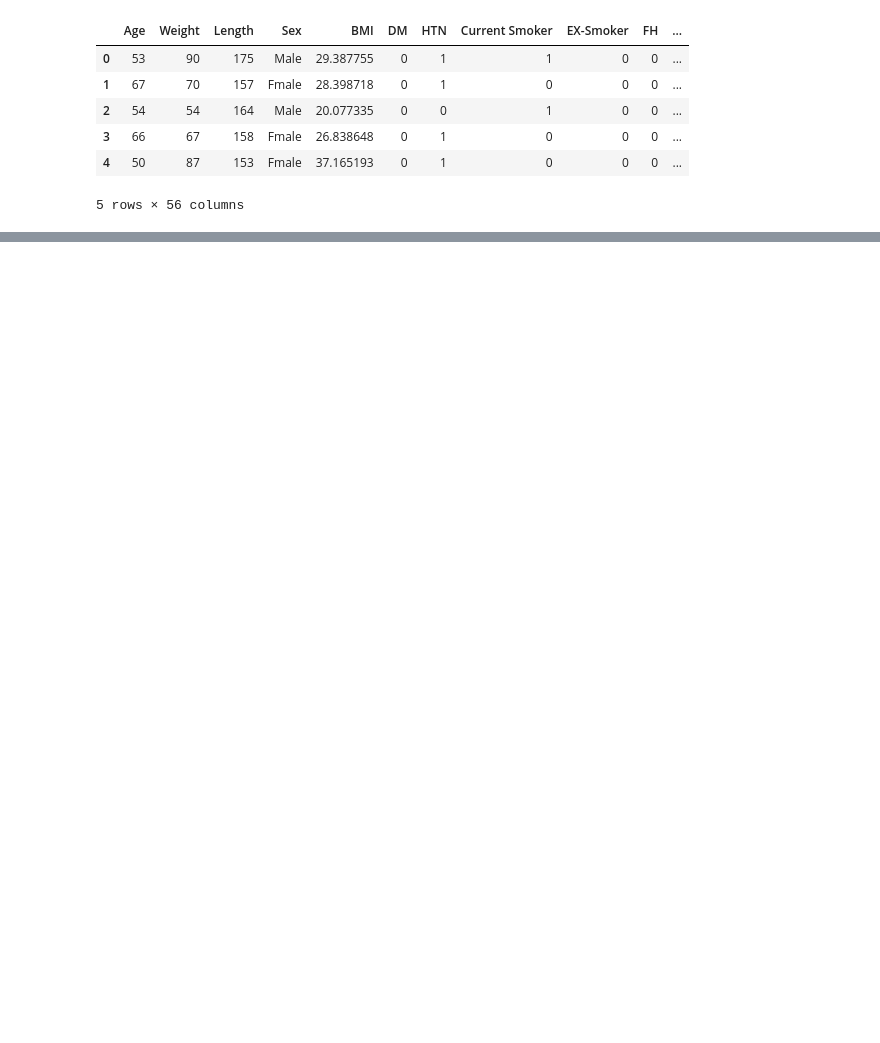
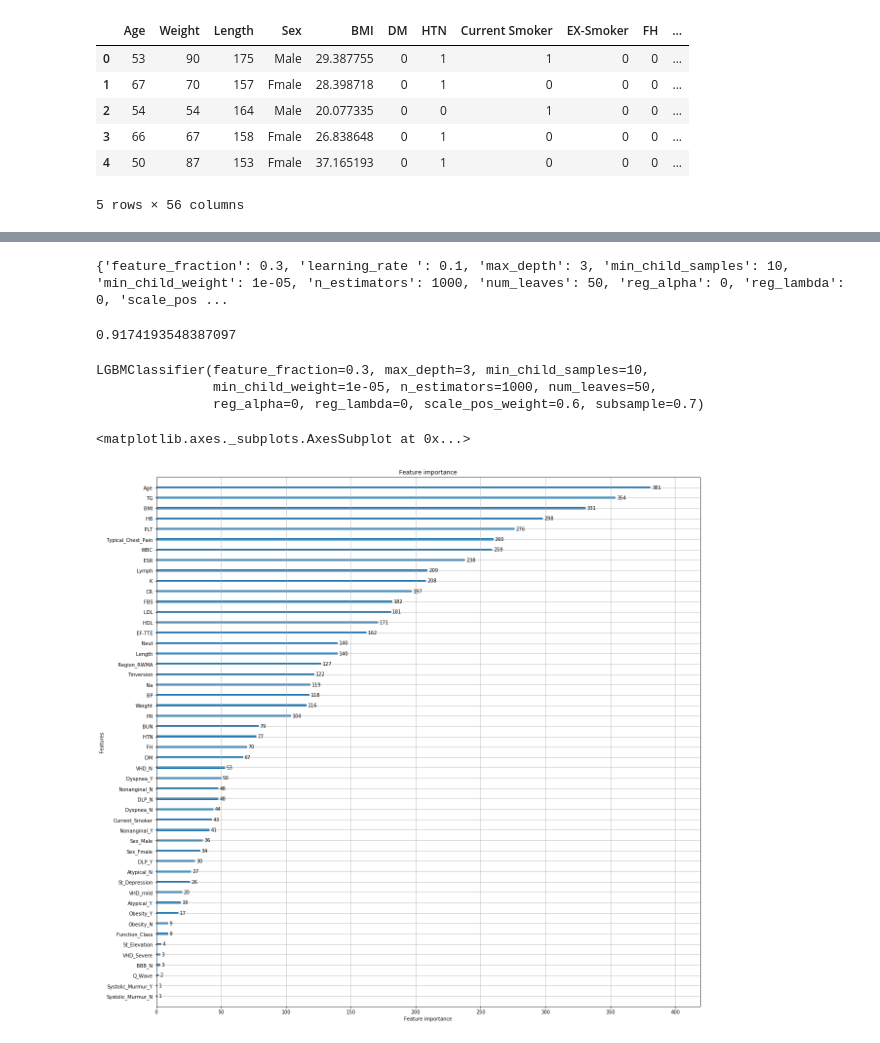
Before and after one commit to mosiomohsen/Coronary-Arteries-Stenosis-Diagnosis, a Jupyter notebook: CAD.ipynb, the cells around one changed output, grey strips where cells are left out. Drawn from its saved outputs; the diff is of its cells as text; code cells hidden in the pictures; blank space fills up the shorter version.

```diff
--- a/CAD.ipynb
+++ b/CAD.ipynb
@@ -81,5 +64,0 @@ AUC:          0.7257343550447
-# %%
-# feature importance
-plt.rcParams["figure.figsize"] = (18,12)
-plot_importance(XGB)
-plt.show()
@@ -115,0 +65,22 @@ AUC:          0.7137611749680716
+# %%
+parameter_tuning ={
+             'max_depth': [4,3],
+             'num_leaves': [50,30],
+             'learning_rate ': [0.1],
+             'min_child_samples': [10, 40],
+             'min_child_weight': [1e-5,10,0.1],
+             'subsample':[0.7,0.9],
+             'feature_fraction':[0.3,0.4,0.5],
+             'scale_pos_weight':[0.5,0.6],
+             'reg_alpha': [0],
+             'reg_lambda': [0],
+             'n_estimators':[500,1000]
+
+             }
+# %%
+%%time
+from sklearn.metrics import make_scorer,accuracy_score
+my_scorer = make_scorer(accuracy_score, greater_is_better=True)
+classifier = lightgbm.LGBMClassifier(random_state=300)
+GS1 = GridSearchCV(classifier, param_grid=parameter_tuning, cv=10,scoring=my_scorer)
+GS1.fit(X, Y)
@@ -115,0 +105,18 @@ AUC:          0.7137611749680716
+# %%
+print(GS1.best_params_)
+GS1.best_score_
+# %% [output]
+{'feature_fraction': 0.3, 'learning_rate ': 0.1, 'max_depth': 3, 'min_child_samples': 10, 'min_child_weight': 1e-05, 'n_estimators': 1000, 'num_leaves': 50, 'reg_alpha': 0, 'reg_lambda': 0, 'scale_pos ...
+0.9174193548387097
+# %%
+model=lightgbm.LGBMClassifier(feature_fraction=0.3, learning_rate =0.1, max_depth=3, min_child_samples=10, min_child_weight=1e-05, n_estimators=1000,num_leaves=50, reg_alpha=0, reg_lambda= 0,scale_pos_weight=0.6, subsample=0.7)
+model.fit(X,Y)
+# %% [output]
+LGBMClassifier(feature_fraction=0.3, max_depth=3, min_child_samples=10,
+               min_child_weight=1e-05, n_estimators=1000, num_leaves=50,
+               reg_alpha=0, reg_lambda=0, scale_pos_weight=0.6, subsample=0.7)
+# %%
+lightgbm.plot_importance(model,figsize=(20,20))
+# %% [output]
+<matplotlib.axes._subplots.AxesSubplot at 0x...>
+[figure, added]
```
Also changed, not shown: parts of 22 cells of this notebook.
